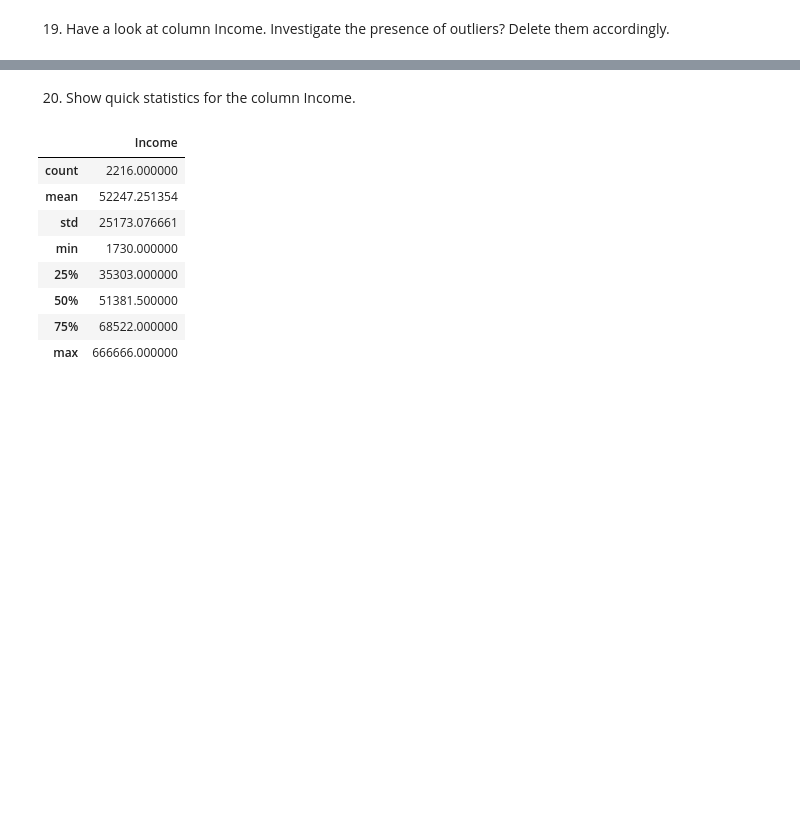
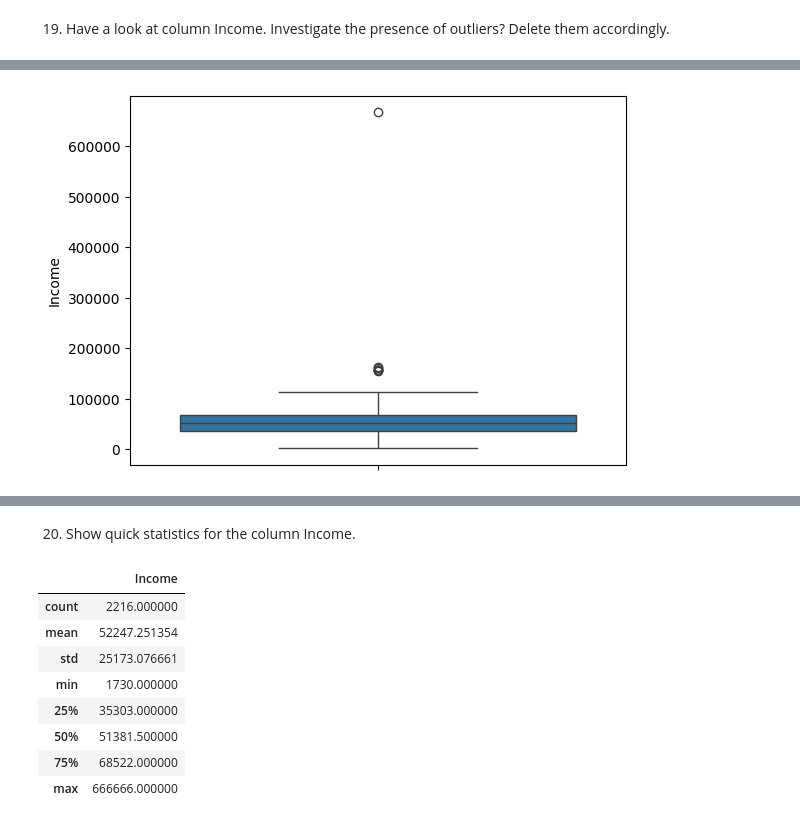
Before and after one commit to sudhanshrestha/final_project_big_data_prog, a Jupyter notebook: FinalProject.ipynb, the cells around one changed output, grey strips where cells are left out. Cells and saved outputs as stored; diff of their text form; code cells hidden in the pictures; blank space fills up the shorter version.

```diff
--- a/FinalProject.ipynb
+++ b/FinalProject.ipynb
@@ -15,0 +16,4 @@ df = pd.read_csv(data_path, delimiter='\t')
+# %%
+data_path ='customers.csv' # setting the path to the data file
+df = pd.read_csv(data_path, delimiter='\t') # reading the csv file, with delimiter as tab since data are separated by tabs
+df
@@ -151,6 +209,3 @@ dfm.drop(columns=columns_to_delete, inplace=True)
 # dfm['NumWebVisitsMonth'].head()
 # %% [markdown]
 12. The attribute Year_Birth is not helpful to segment your data. Instead create a new derived column named Age.
-# %%
-dfm['Age'] = 2023 - dfm['Year_Birth']
-dfm['Age'].head()
@@ -164,0 +227,5 @@ dtype: int64
+# %%
+import datetime
+current_year = datetime.datetime.now().year # getting the current year
+dfm['Age'] = current_year - dfm['Year_Birth'] # calculating the age (current year - year of birth)
+dfm['Age'].head() # displaying the first 5 rows of the 'Age' column
@@ -286,5 +361,5 @@ dtype: object
 columns = ['Income']
 dfm[columns].describe()
 #
-columns_to_delete = ['Income']
-dfm.drop(columns=columns_to_delete, inplace=True)
+# columns_to_delete = ['Income']
+# dfm.drop(columns=columns_to_delete, inplace=True)
@@ -290,0 +376,8 @@ dfm.drop(columns=columns_to_delete, inplace=True)
+# %%
+# checking for outliers in the income using boxplot
+
+sns.boxplot(dfm['Income'])
+
+plt.show()
+# %% [output]
+[figure, added]
```
Also changed, not shown: parts of 36 cells of this notebook, 3 other files.
